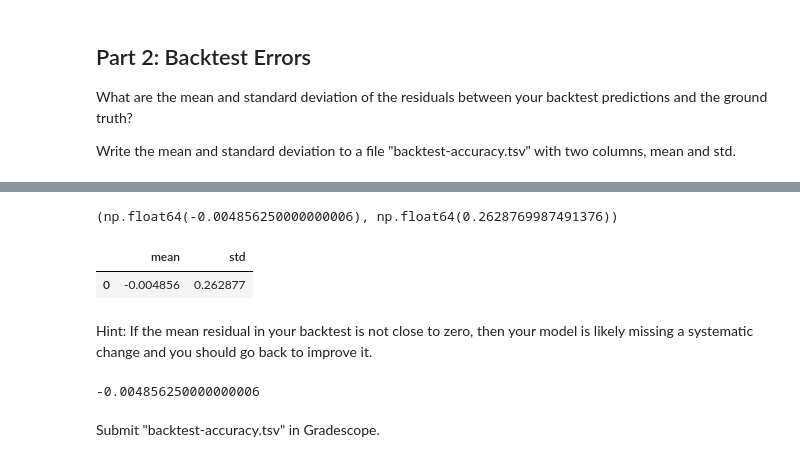
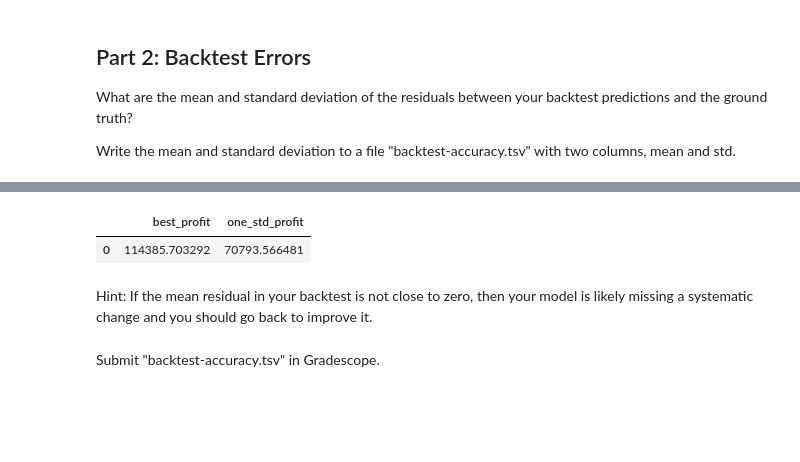
Before and after one commit to NicoleCarney/dx704-project-02, a Jupyter notebook: project.ipynb, the cells around one changed output, grey strips where cells are left out. Drawn from its saved outputs; the diff is of its cells as text; code cells hidden in the pictures; blank space fills up the shorter version.

```diff
--- a/project.ipynb
+++ b/project.ipynb
@@ -144,27 +122,23 @@ Name: price, dtype: float64
-# %%
-mean_resid = residuals.mean()
-std_resid = residuals.std(ddof=0)  # population std
-
-mean_resid, std_resid
-# %% [output]
-(np.float64(-0.004856250000000006), np.float64(0.2628769987491376))
-# %%
-accuracy = pd.DataFrame({
-    "mean": [mean_resid],
-    "std": [std_resid]
-})
-
-accuracy.to_csv("backtest-accuracy.tsv", sep="\t", index=False)
-accuracy
-# %% [output]
-|  | mean | std |
-| 0 | -0.004856 | 0.262877 |
+# %%
+timings = pd.read_csv("timings.tsv", sep="\t")
+accuracy = pd.read_csv("backtest-accuracy.tsv", sep="\t")
+
+best_row = timings.loc[timings["expected_profit"].idxmax()]
+best_profit = best_row["expected_profit"]
+best_pints = best_row["pints_purchased"]
+
+std_resid = accuracy.loc[0, "std"]
+one_std_profit = best_pints * std_resid
+
+check = pd.DataFrame({"best_profit": [best_profit], "one_std_profit": [one_std_profit]})
+check.to_csv("check.tsv", sep="\t", index=False)
+
+check
+# %% [output]
+|  | best_profit | one_std_profit |
+| 0 | 114385.703292 | 70793.566481 |
 # %% [markdown]
 Hint: If the mean residual in your backtest is not close to zero, then your model is likely missing a systematic change and you should go back to improve it.
-# %%
-print(mean_resid)
-# %% [output]
--0.004856250000000006
 # %% [markdown]
 Submit "backtest-accuracy.tsv" in Gradescope.
 # %% [markdown]
```
Also changed, not shown: parts of 6 cells of this notebook, 2 other files.
